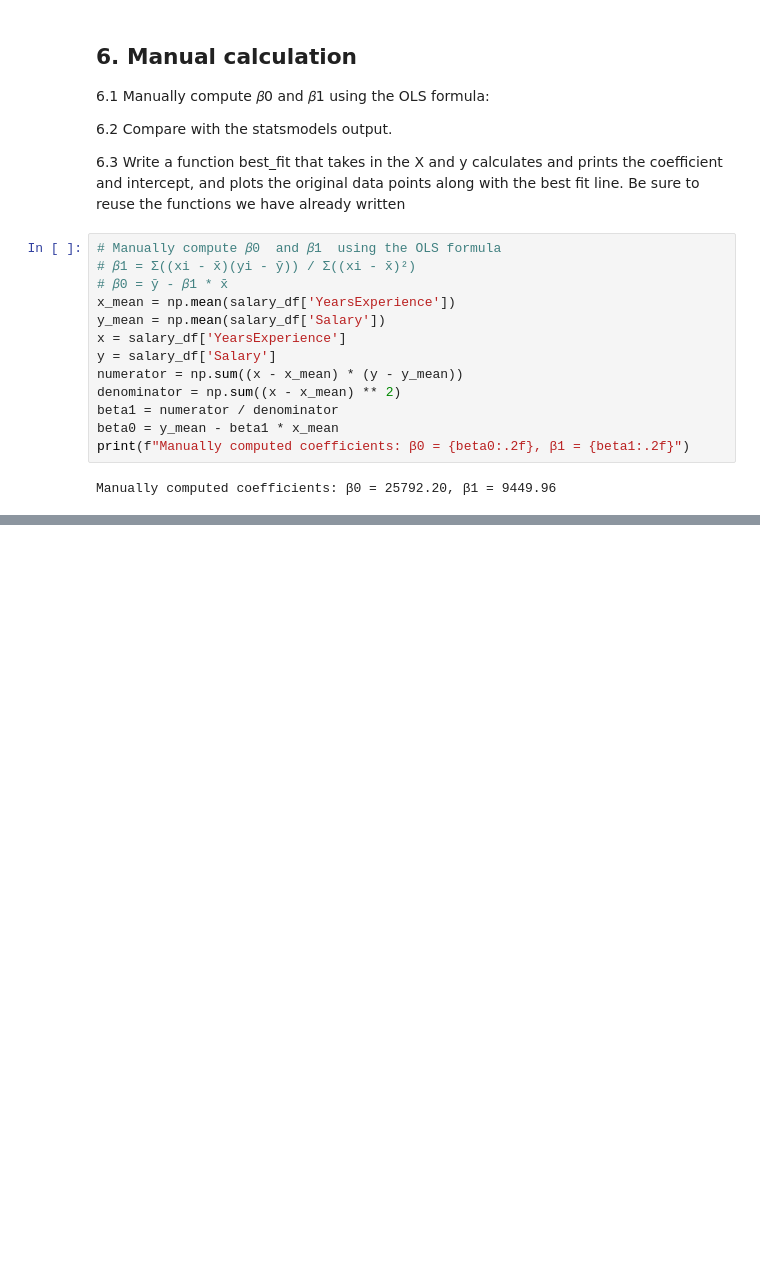
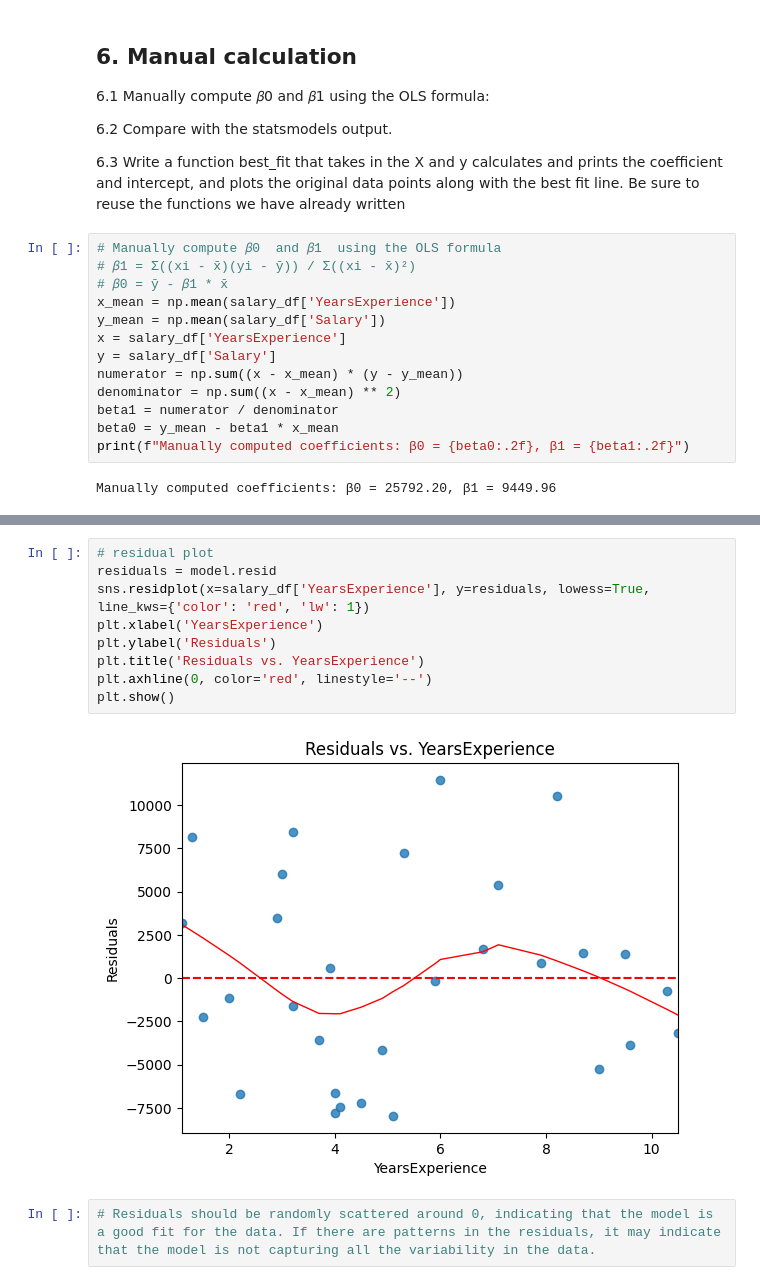
Before and after one commit to Owiti-Charles/Linear-Regression, a Jupyter notebook: Practce_test_Linear_reg.ipynb, the cells around one changed output, grey strips where cells are left out. Cells and saved outputs as stored; diff of their text form; blank space fills up the shorter version.

```diff
--- a/Practce_test_Linear_reg.ipynb
+++ b/Practce_test_Linear_reg.ipynb
@@ -203,0 +216,13 @@ Manually computed coefficients: β0 = 25792.20, β1 = 9449.96
+# %%
+# residual plot
+residuals = model.resid
+sns.residplot(x=salary_df['YearsExperience'], y=residuals, lowess=True, line_kws={'color': 'red', 'lw': 1})
+plt.xlabel('YearsExperience')
+plt.ylabel('Residuals')
+plt.title('Residuals vs. YearsExperience')
+plt.axhline(0, color='red', linestyle='--')
+plt.show()
+# %% [output]
+[figure, added]
+# %%
+# Residuals should be randomly scattered around 0, indicating that the model is a good fit for the data. If there are patterns in the residuals, it may indicate that the model is not capturing all the variability in the data.
```
Also changed, not shown: parts of 10 cells of this notebook.
